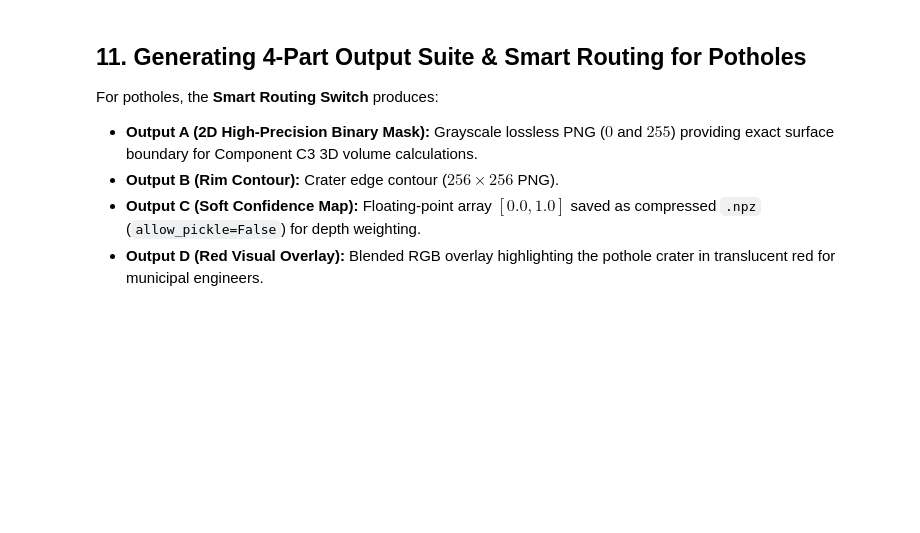
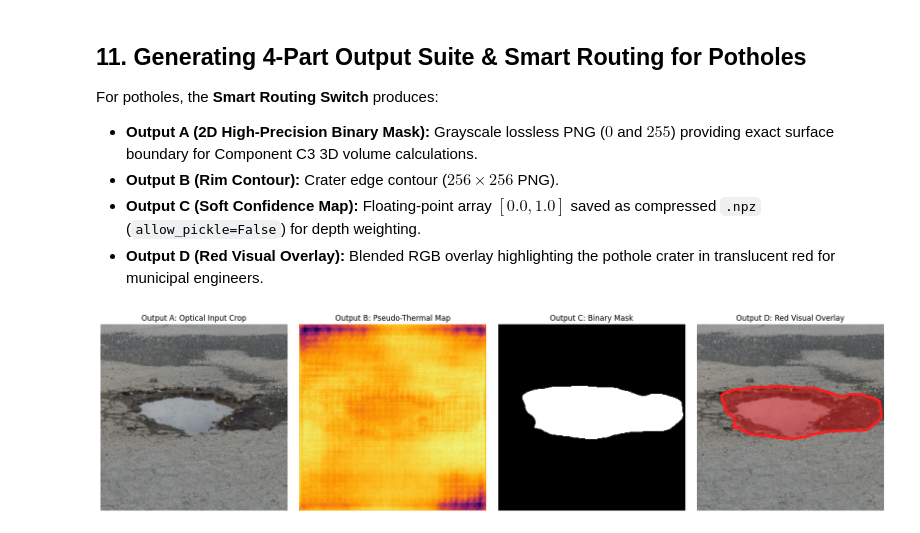
Before and after one commit to dinukadilshan03/RoadLens, a Jupyter notebook: ml/c2/notebooks/03_train_pothole_segmentation_colab.ipynb, the cells around one changed output. Cells and saved outputs as stored; diff of their text form; code cells hidden in the pictures; blank space fills up the shorter version.

Commit message:
Created using Colab potholes training

```diff
--- a/ml/c2/notebooks/03_train_pothole_segmentation_colab.ipynb
+++ b/ml/c2/notebooks/03_train_pothole_segmentation_colab.ipynb
@@ -130,7 +160,11 @@ print(f"Pothole Test Directory:     {TEST_DIR} (Exists: {TEST_DIR.exists()})")
 ## 4. Loading the Frozen Stage 1 cGAN Software Sensor
 Loads the trained Pix2Pix generator and freezes all parameters (`requires_grad = False`). During training, RGB crops are converted on-the-fly into pseudo-thermal moisture maps in microsecond GPU time.
 # %%
+import torch
 import torch.nn as nn
+
+# Configure device
+device = torch.device("cuda" if torch.cuda.is_available() else "cpu")
 
 # UNet-256 Generator Architecture for Software Thermal Emulation
 class UNetDownBlock(nn.Module):
@@ -788,39 +867,40 @@ with torch.no_grad():
 rgb_disp = (denorm(rgb_t).transpose(1, 2, 0) * 255).astype(np.uint8)
 prob_np = prob_map.squeeze().cpu().numpy()
 mask_gt = mask_t.squeeze().cpu().numpy()
 bin_pred = (prob_np >= 0.5).astype(np.uint8)
 
 # 1-pixel outer rim contour
 contours, _ = cv2.findContours(bin_pred * 255, cv2.RETR_EXTERNAL, cv2.CHAIN_APPROX_SIMPLE)
 rim_contour = np.zeros_like(bin_pred, dtype=np.uint8)
 cv2.drawContours(rim_contour, contours, -1, 255, thickness=1)
 
 # Red overlay preview
 overlay = rgb_disp.copy()
 m_bool = bin_pred > 0
 overlay[m_bool] = (0.55 * rgb_disp[m_bool] + 0.45 * np.array([255, 30, 30])).astype(np.uint8)
 cv2.drawContours(overlay, contours, -1, (255, 30, 30), thickness=2)
 
+# Plot the 4-part Output Suite
 fig, axes = plt.subplots(1, 4, figsize=(18, 4.5))
 axes[0].imshow(rgb_disp)
-axes[0].set_title("Output Q1: Optical Input Crop")
+axes[0].set_title("Output A: Optical Input Crop")
 axes[0].axis("off")
 
-thm_disp = denorm(pseudo_thm.squeeze()).cpu().numpy()
+# Safely extract pseudo-thermal array from the denorm helper
+thm_disp = denorm(pseudo_thm.squeeze())
 axes[1].imshow(thm_disp, cmap="inferno")
-axes[1].set_title(f"Output Q2: Synthesized Thermal\n(alpha gate = {alpha.item():.3f})")
+axes[1].set_title("Output B: Pseudo-Thermal Map")
 axes[1].axis("off")
 
-axes[2].imshow(rim_contour, cmap="gray")
-axes[2].set_title("Output Q4-B: Rim Perimeter (1-px)")
+axes[2].imshow(bin_pred * 255, cmap="gray")
+axes[2].set_title("Output C: Binary Mask")
 axes[2].axis("off")
 
 axes[3].imshow(overlay)
-axes[3].set_title("Output Q4-D: Red Overlay (Pothole Cavity)")
+axes[3].set_title("Output D: Red Visual Overlay")
 axes[3].axis("off")
 
 plt.tight_layout()
-sample_out_path = SUITE_DEMOS_DIR / "pothole_suite_demo.png"
-plt.savefig(sample_out_path, dpi=200, bbox_inches="tight")
 plt.show()
-print(f"Saved demonstration preview to {sample_out_path}")
+# %% [output]
+[figure, added]
```
Also changed, not shown: parts of 10 cells of this notebook.
